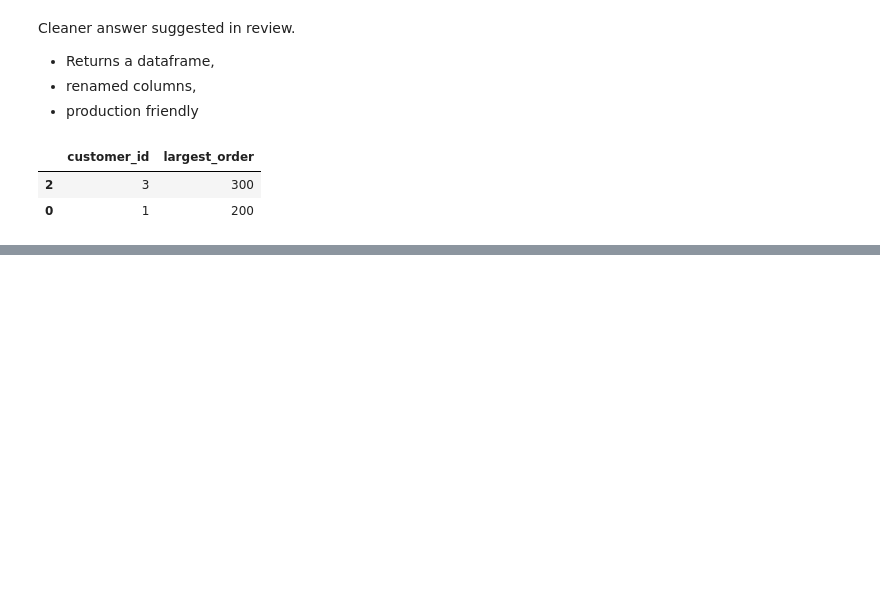
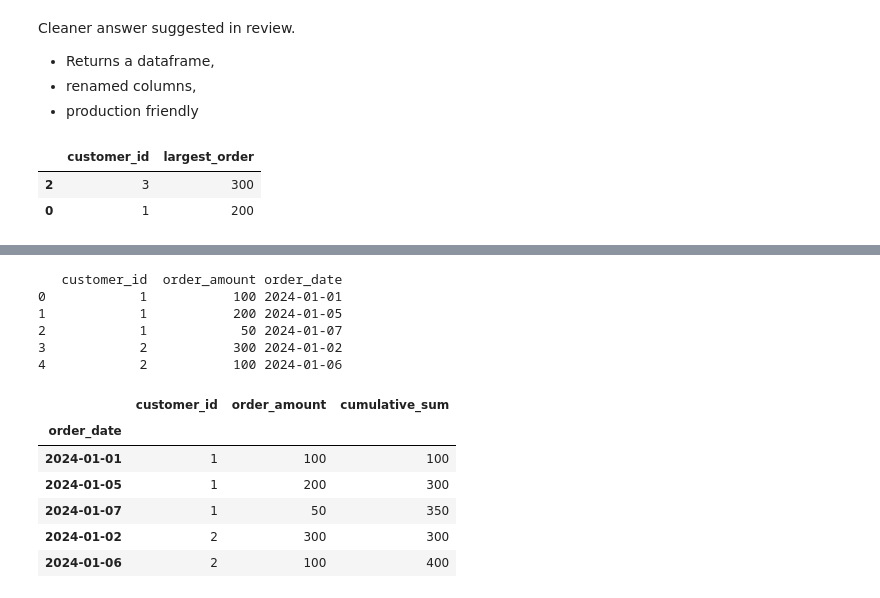
Before and after one commit to tharina11/Python-Projects, a Jupyter notebook: 6. Pandas Exercises/notebooks/Misc_pandas_tasks.ipynb, the cells around one changed output, grey strips where cells are left out. Saved outputs shown, nothing was run; the diff lists cells and outputs as text; code cells hidden in the pictures; blank space fills up the shorter version.

```diff
--- a/6. Pandas Exercises/notebooks/Misc_pandas_tasks.ipynb
+++ b/6. Pandas Exercises/notebooks/Misc_pandas_tasks.ipynb
@@ -111,0 +196,31 @@ result
+# %%
+# Create the DataFrame
+df = pd.DataFrame({
+    'customer_id': [1, 1, 1, 2, 2],
+    'order_amount': [100, 200, 50, 300, 100],
+    'order_date': ['2024-01-01', '2024-01-05', '2024-01-07', '2024-01-02', '2024-01-06']
+})
+
+# Convert order_date to datetime objects for better analysis
+df['order_date'] = pd.to_datetime(df['order_date'])
+
+print(df)
+# %% [output]
+   customer_id  order_amount order_date
+0            1           100 2024-01-01
+1            1           200 2024-01-05
+2            1            50 2024-01-07
+3            2           300 2024-01-02
+4            2           100 2024-01-06
+# %%
+df = df.set_index('order_date')
+df['cumulative_sum'] = df.groupby('customer_id')['order_amount'].cumsum()
+df
+# %% [output]
+|  | customer_id | order_amount | cumulative_sum |
+| order_date |  |  |  |
+| 2024-01-01 | 1 | 100 | 100 |
+| 2024-01-05 | 1 | 200 | 300 |
+| 2024-01-07 | 1 | 50 | 350 |
+| 2024-01-02 | 2 | 300 | 300 |
+| 2024-01-06 | 2 | 100 | 400 |
```
Also changed, not shown: parts of 10 cells of this notebook.
